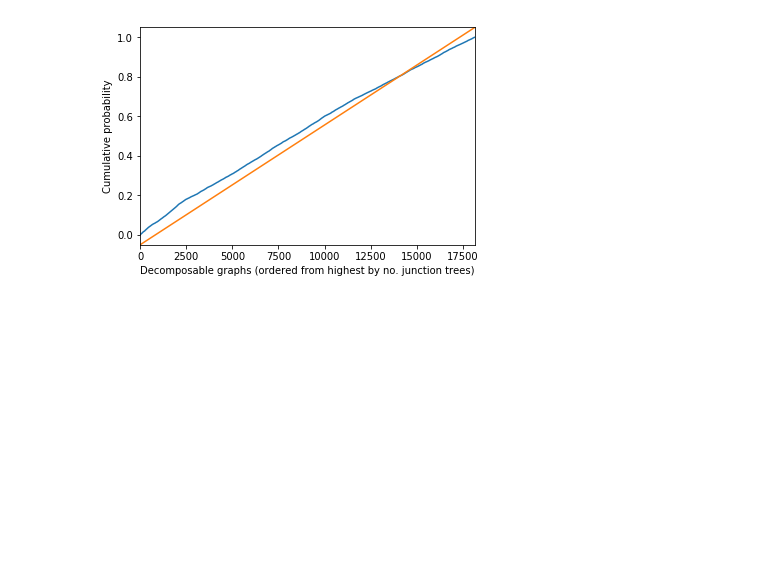
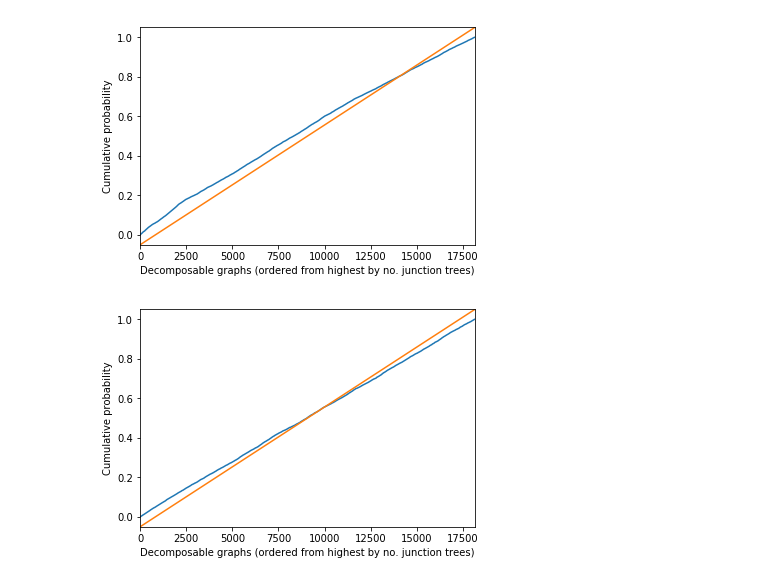
Before and after one commit to felixleopoldo/trilearn, a Jupyter notebook: Uniform Sampling of GT13.ipynb, the cells around one changed output. Saved outputs shown, nothing was run; the diff lists cells and outputs as text; code cells hidden in the pictures; blank space fills up the shorter version.

Commit message:
commenting out the no-move filter seems to do better

```diff
--- a/Uniform Sampling of GT13.ipynb
+++ b/Uniform Sampling of GT13.ipynb
@@ -111,3 +111,29 @@ pdf_plot(df['count'].values)
 # %% [output]
 time took 42.98sec
 [figure]
+# %%
+## commenting out the no-move filter
+def count_decomposable_graphs(size, traj, decomp_index_table):
+    "counting the number of decomposable graphs"
+    p = size
+    graph_dict = copy.deepcopy(decomp_index_table)
+    prev_hash = None # to remove repeated graph, where no traj changes
+    for g in traj:
+        if not g:
+            continue
+        b = hash_graph(g)
+        #if b == prev_hash:
+        #    continue
+        prev_hash = b
+        c = graph_dict[b]['count']
+        graph_dict[b]['count'] = 1 + c
+
+    return graph_dict
+# %%
+gt_count = count_decomposable_graphs(graph_size,
+                                     traj.trajectory,
+                                     decomp_table)
+df = pd.DataFrame.from_dict(gt_count,orient='index').sort_values(by = 'n_jt', ascending=False)
+pdf_plot(df['count'].values)
+# %% [output]
+[figure, added]
```
